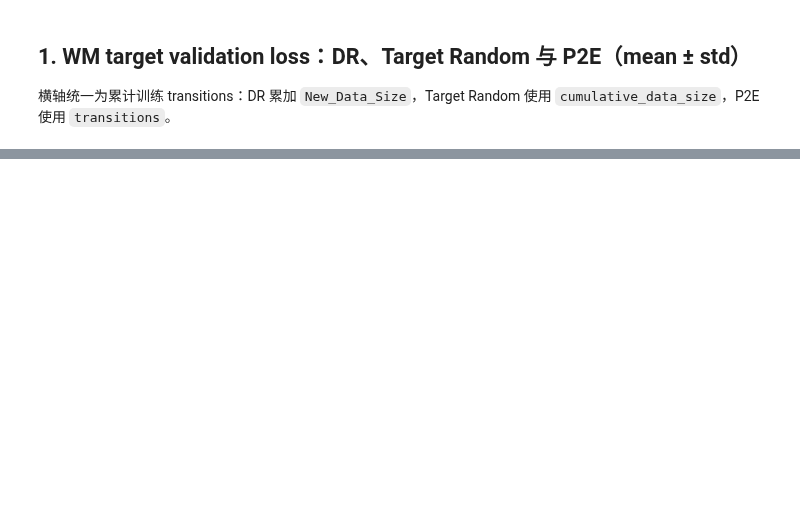
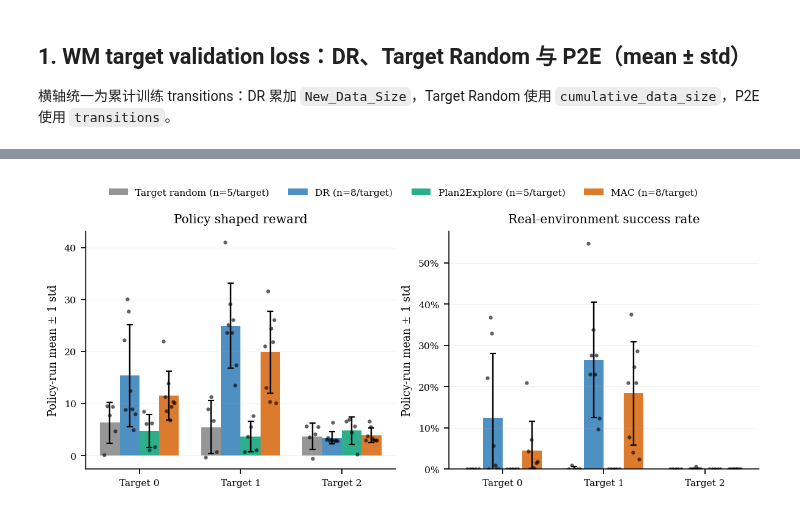
Before and after one commit to Sveali41/curriculum_world_model_learning, a Jupyter notebook: trainer/plot_seed_comparison.ipynb, the cells around one changed output, grey strips where cells are left out. Cells and saved outputs as stored; diff of their text form; code cells hidden in the pictures; blank space fills up the shorter version.

```diff
--- a/trainer/plot_seed_comparison.ipynb
+++ b/trainer/plot_seed_comparison.ipynb
@@ -209,0 +183,98 @@ display([
+# %%
+from matplotlib.ticker import PercentFormatter
+
+policy_df = pd.read_csv(POLICY_SUMMARY_CSV).copy()
+required_policy_cols = {
+    'method', 'wm_seed', 'policy_seed', 'target', 'mean_reward',
+    'success_rate', 'goal_dist_mean', 'goal_dist_min',
+}
+missing = sorted(required_policy_cols - set(policy_df.columns))
+if missing:
+    raise ValueError(f'Policy summary is missing columns: {missing}')
+metric_cols = ['mean_reward', 'success_rate', 'goal_dist_mean', 'goal_dist_min']
+for col in ['wm_seed', 'policy_seed', *metric_cols]:
+    policy_df[col] = pd.to_numeric(policy_df[col], errors='coerce')
+policy_df['method'] = policy_df['method'].str.lower()
+policy_df = policy_df.dropna(subset=['method', 'wm_seed', 'policy_seed', 'target', *metric_cols])
+run_keys = ['method', 'wm_seed', 'policy_seed', 'target']
+duplicate_count = int(policy_df.duplicated(run_keys, keep=False).sum())
+if duplicate_count:
+    print(f'Warning: keeping the last of {duplicate_count} duplicate policy-run rows')
+    policy_df = policy_df.drop_duplicates(run_keys, keep='last')
+
+# Direct CSV-row aggregation: every distinct policy run receives one point.
+policy_summary = (policy_df.groupby(['method', 'target'])
+                  .agg(policy_run_count=('policy_seed', 'size'),
+                       wm_seed_count=('wm_seed', 'nunique'),
+                       mean_reward=('mean_reward', 'mean'),
+                       std_reward=('mean_reward', 'std'),
+                       success_rate=('success_rate', 'mean'),
+                       std_success_rate=('success_rate', 'std'),
+                       goal_dist_mean=('goal_dist_mean', 'mean'),
+                       goal_dist_min=('goal_dist_min', 'mean'))
+                  .reset_index())
+policy_summary[['std_reward', 'std_success_rate']] = (
+    policy_summary[['std_reward', 'std_success_rate']].fillna(0.0)
+)
+
+preferred_methods = ['target', 'dr', 'p2e', 'mac']
+methods = [m for m in preferred_methods if m in set(policy_df['method'])]
+methods += sorted(set(policy_df['method']) - set(methods))
+method_labels = {'target': 'Target random', 'dr': 'DR', 'p2e': 'Plan2Explore', 'mac': 'MAC'}
+method_colors = {'target': '#7F7F7F', 'dr': '#2878B5', 'p2e': '#009E73', 'mac': '#D55E00'}
+targets = sorted(policy_df['target'].unique(), key=lambda value: int(value.replace('target_task', '')))
+target_labels = [target.replace('target_task', 'Target ') for target in targets]
+summary_index = policy_summary.set_index(['method', 'target'])
+x = np.arange(len(targets), dtype=float)
+width = 0.78 / len(methods)
+
+fig, axes = plt.subplots(1, 2, figsize=(7.4, 3.15), dpi=160)
+for method_idx, method in enumerate(methods):
+    offset = (method_idx - (len(methods) - 1) / 2.0) * width
+    method_stats = summary_index.loc[method]
+    reward_mean = np.asarray([method_stats.loc[t, 'mean_reward'] for t in targets])
+    reward_std = np.asarray([method_stats.loc[t, 'std_reward'] for t in targets])
+    success_mean = np.asarray([method_stats.loc[t, 'success_rate'] for t in targets])
+    success_std = np.asarray([method_stats.loc[t, 'std_success_rate'] for t in targets])
+    run_counts = method_stats['policy_run_count'].astype(int).to_numpy()
+    run_label = str(run_counts[0]) if np.all(run_counts == run_counts[0]) else f'{run_counts.min()}–{run_counts.max()}'
+    centers = x + offset
+    axes[0].bar(centers, reward_mean, width=width, yerr=reward_std, capsize=2.2,
+                color=method_colors.get(method), alpha=0.82,
+                label=f'{method_labels.get(method, method)} (n={run_label}/target)')
+    axes[1].bar(centers, success_mean, width=width, yerr=success_std, capsize=2.2,
+                color=method_colors.get(method), alpha=0.82)
+    for target_idx, target in enumerate(targets):
+        run_rows = policy_df[(policy_df['method'] == method) & (policy_df['target'] == target)]
+        jitter = np.linspace(-0.28 * width, 0.28 * width, len(run_rows))
+        axes[0].scatter(centers[target_idx] + jitter, run_rows['mean_reward'],
+                        s=8, color='black', alpha=0.62, linewidths=0, zorder=3)
+        axes[1].scatter(centers[target_idx] + jitter, run_rows['success_rate'],
+                        s=8, color='black', alpha=0.62, linewidths=0, zorder=3)
+
+axes[0].set_title('Policy shaped reward')
+axes[0].set_ylabel('Policy-run mean ± 1 std')
+axes[1].set_title('Real-environment success rate')
+axes[1].set_ylabel('Policy-run mean ± 1 std')
+axes[1].yaxis.set_major_formatter(PercentFormatter(1.0))
+axes[1].set_ylim(bottom=0.0)
+for ax in axes:
+    ax.set_xticks(x, target_labels)
+    ax.grid(axis='y', alpha=0.22, linewidth=0.5)
+    ax.spines['top'].set_visible(False)
+    ax.spines['right'].set_visible(False)
+fig.legend(*axes[0].get_legend_handles_labels(), loc='upper center', ncol=len(methods),
+           frameon=False, bbox_to_anchor=(0.5, 1.02))
+fig.tight_layout(rect=(0, 0, 1, 0.93), pad=0.6)
+
+POLICY_FIG_DIR = REPO_ROOT / 'outputs/results/plots/seed_comparison'
+POLICY_FIG_DIR.mkdir(parents=True, exist_ok=True)
+POLICY_FIG = POLICY_FIG_DIR / 'policy_baseline_comparison.png'
+POLICY_FIG_LEGACY = POLICY_FIG_DIR / 'policy_seed_std_bar.png'
+fig.savefig(POLICY_FIG, dpi=300, bbox_inches='tight')
+fig.savefig(POLICY_FIG_LEGACY, dpi=300, bbox_inches='tight')
+plt.show()
+print('Saved:', POLICY_FIG)
+print('Plotted policy-run rows:', len(policy_df))
+# %% [output]
+[figure, added]
```
Also changed, not shown: parts of 16 cells of this notebook, 16 other files.
